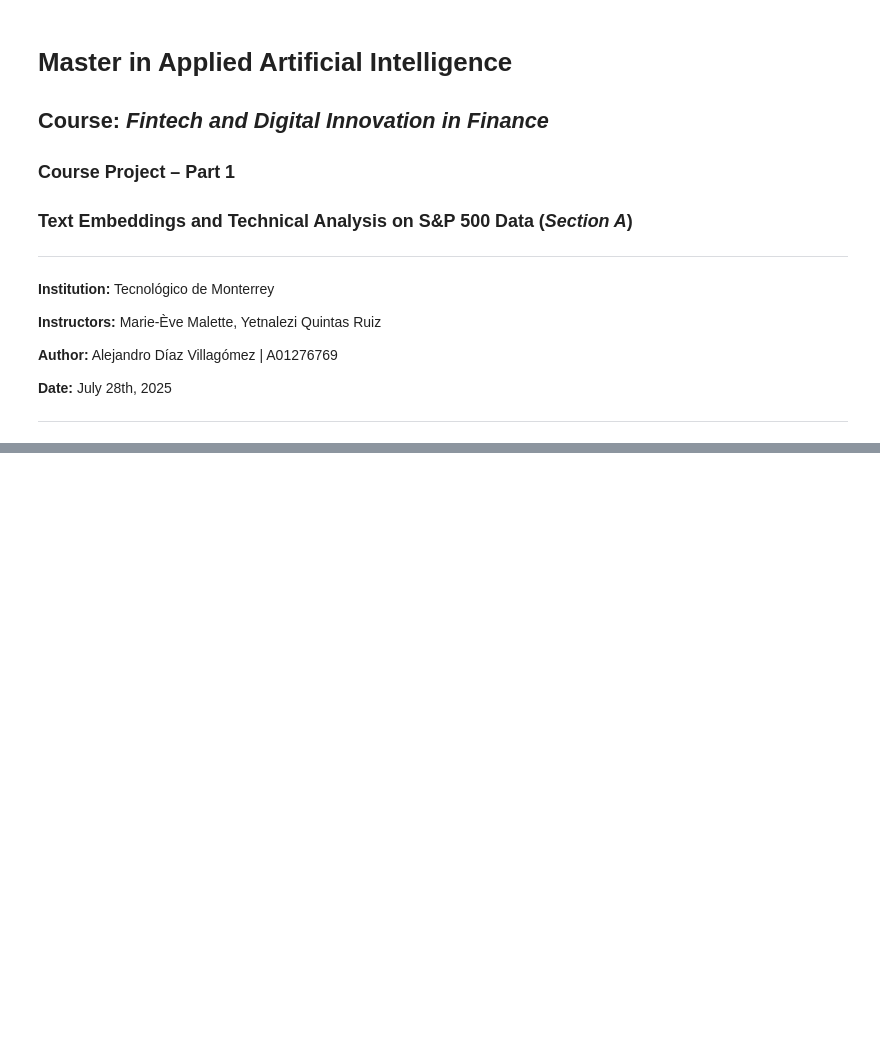
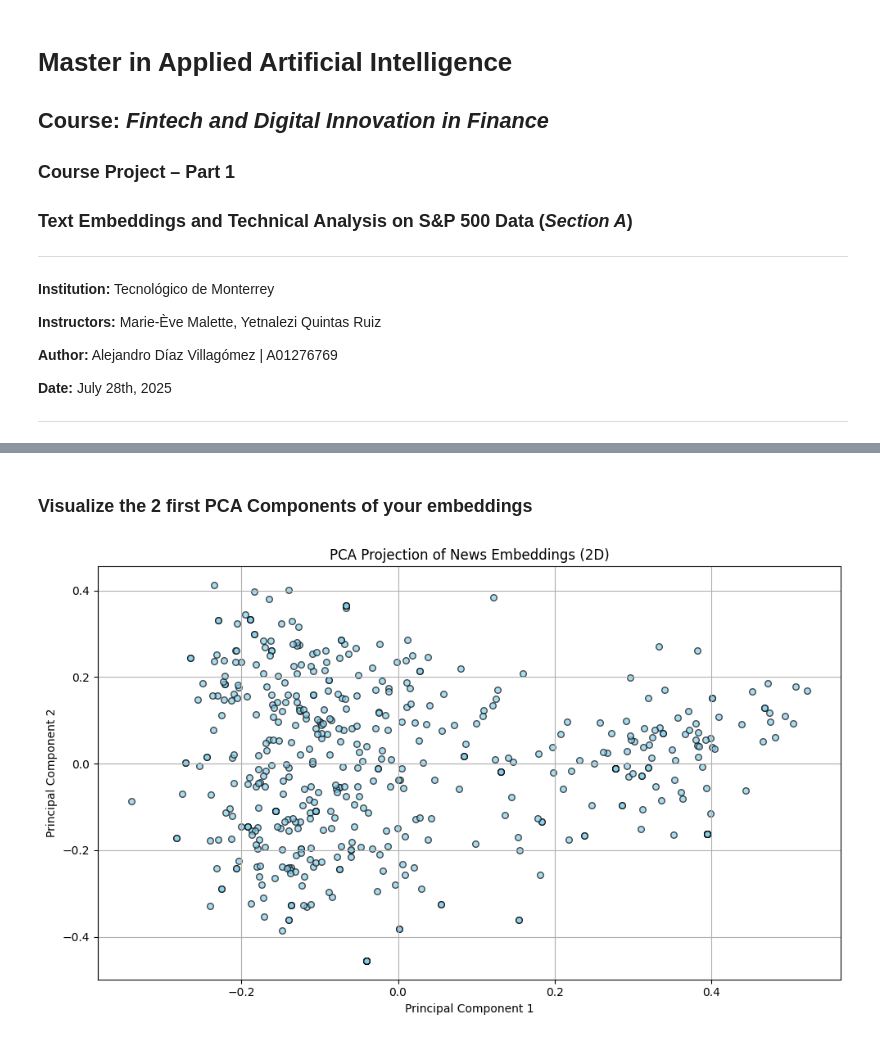
Before and after one commit to AlejandroDiaz10/Fintech, a Jupyter notebook: Module 1/news_embeddings_sp500_DíazA01276769.ipynb, the cells around one changed output, grey strips where cells are left out. Cells and saved outputs as stored; diff of their text form; code cells hidden in the pictures; blank space fills up the shorter version.

```diff
--- a/Module 1/news_embeddings_sp500_DíazA01276769.ipynb
+++ b/Module 1/news_embeddings_sp500_DíazA01276769.ipynb
@@ -27,0 +267,14 @@
+# %%
+# YOUR CODE HERE
+# USE AS MANY CELLS AS YOU NEED
+# MAKE SURE TO DISPLAY INTERMEDIARY RESULS
+
+# Keep only the first news per ticker
+df_unique_news = df_news.sort_values(by="PUBLICATION_DATE", ascending=False).drop_duplicates(subset="TICKER")
+
+# Ensure there are exactly 500
+df_unique_news = df_unique_news.head(500)
+
+print(f"News entries after selecting one per ticker: {df_unique_news.shape[0]}")
+print("-" * 50)
+display(df_unique_news.head())
@@ -27,0 +371,8 @@
+# %%
+# YOUR CODE HERE
+# USE AS MANY CELLS AS YOU NEED
+# MAKE SURE TO DISPLAY INTERMEDIARY RESULS
+
+kmeans_final = KMeans(n_clusters=3, random_state=42, n_init='auto')
+df_unique_news["CLUSTER"] = kmeans_final.fit_predict(X)
+display(df_unique_news[["TICKER", "TITLE", "CLUSTER"]].head(10))
@@ -27,0 +391,26 @@
+# %% [markdown]
+### Visualize the 2 first PCA Components of your embeddings
+# %%
+# YOUR CODE HERE
+# USE AS MANY CELLS AS YOU NEED
+# MAKE SURE TO DISPLAY INTERMEDIARY RESULS
+
+# Reduce to 2 components using PCA
+pca = PCA(n_components=2)
+X_pca = pca.fit_transform(X)
+
+# Add PCA components to the DataFrame for plotting
+df_unique_news["PCA_1"] = X_pca[:, 0]
+df_unique_news["PCA_2"] = X_pca[:, 1]
+
+# Plot PCA-reduced embeddings
+plt.figure(figsize=(10, 6))
+plt.scatter(df_unique_news["PCA_1"], df_unique_news["PCA_2"], alpha=0.7, s=30, c='skyblue', edgecolor='k')
+plt.title("PCA Projection of News Embeddings (2D)")
+plt.xlabel("Principal Component 1")
+plt.ylabel("Principal Component 2")
+plt.grid(True)
+plt.tight_layout()
+plt.show()
+# %% [output]
+[figure, added]
```
Also changed, not shown: parts of 64 cells of this notebook, 4 other files.
